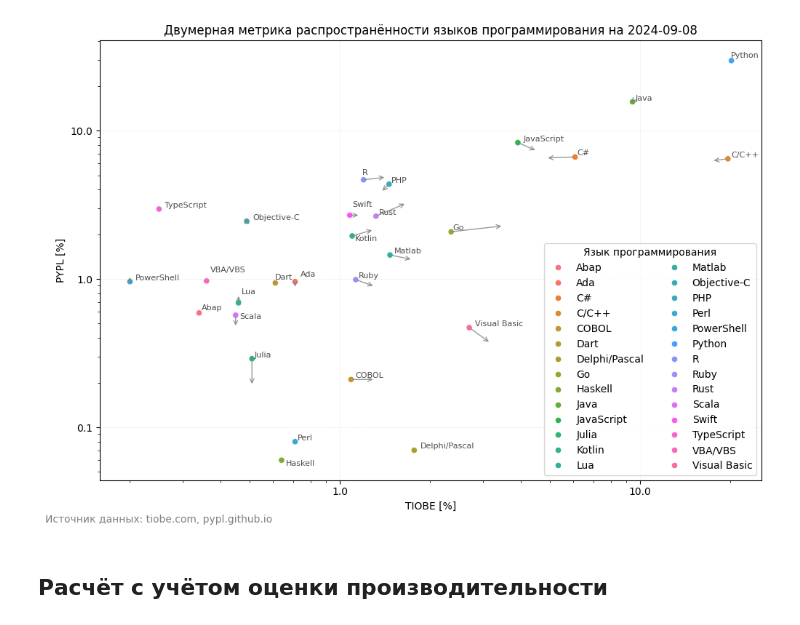
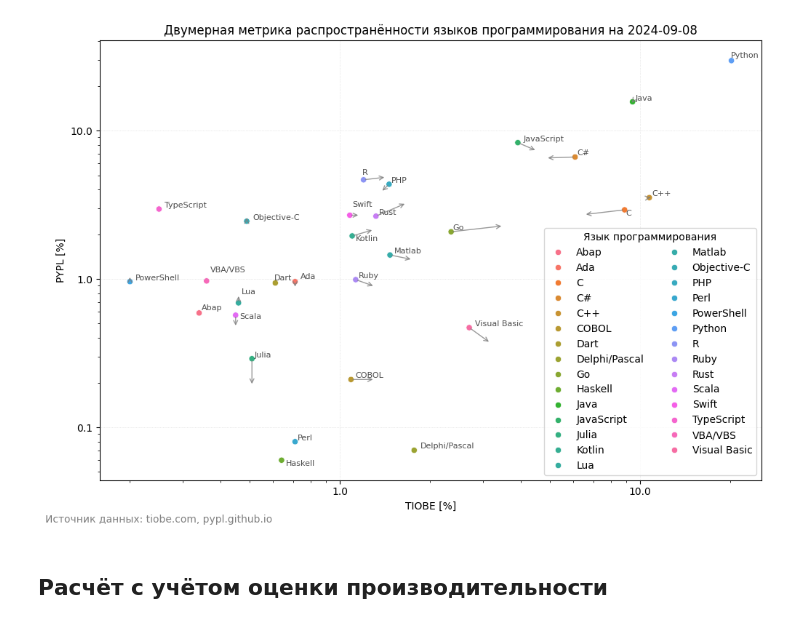
Before and after one commit to HexQuant/lang_rank, a Jupyter notebook: lang_rank.ipynb, the cells around one changed output. Cells and saved outputs as stored; diff of their text form; code cells hidden in the pictures.

```diff
--- a/lang_rank.ipynb
+++ b/lang_rank.ipynb
@@ -155,8 +157,8 @@ def get_pypl_rank(url: str) -> DataFrame:
     ratings = []
     for row in rows:
         columns = row.find_all("td")
-        rank = columns[0].text.strip()
-        lang = columns[2].text.strip()
+        rank = int(columns[0].text.strip())
+        lang = str(columns[2].text.strip())
         share = float(columns[3].text.replace("%", "").strip())
         trend = float(columns[4].text.replace("%", "").strip())
         ratings.append({"rank": rank, "lang": lang,
@@ -169,5 +171,6 @@ def get_pypl_rank(url: str) -> DataFrame:
 pypl_url = "https://pypl.github.io/PYPL.html"
 # Получаем и выводим рейтинг языков программирования
 pypl_rank = get_pypl_rank(pypl_url)
+pypl_rank.set_index('lang', inplace=True)
 pypl_rank
 # %% [output]
@@ -190,0 +195,4 @@ pypl_rank
+# %%
+# Рейтинг Pylp не отличает C от C++ поэтому высчитываем их рейтинг на основе рейтинга Tiobe
+lang_ratio = tiobe_rank.loc['C++']/(tiobe_rank.loc['C']+tiobe_rank.loc['C++'])
+lang_ratio
@@ -190,0 +204,6 @@ pypl_rank
+# %%
+for col in ('share', 'trend'):
+    pypl_rank.loc['C++', col] = pypl_rank.loc['C/C++', col] * lang_ratio[col]
+    pypl_rank.loc['C', col] = pypl_rank.loc['C/C++', col] * (1-lang_ratio[col])
+
+pypl_rank
@@ -220,5 +259,7 @@ rank_all
 # %%
-short_rank_all = rank_all.dropna(subset=["rank_tiobe", "rank_pypl"], how="any")
+short_rank_all = rank_all.dropna(
+    subset=["share_tiobe", "share_pypl"], how="any")
+short_rank_all.reset_index(inplace=True)
 short_rank_all
 # %% [output]
 |  | lang | rank_tiobe | share_tiobe | trend_tiobe | rank_pypl | share_pypl | trend_pypl | trend_norm | ... |
@@ -250,35 +291,35 @@ plt.xscale("log")
 plt.yscale("log")
 ax.set(
     xlabel="TIOBE [%]",
     ylabel="PYPL [%]",
     title=f"Двумерная метрика распространённости языков программирования на {
         dt.date.today()}",
     # xlim=(0, 50),
     # ylim=(0, 50),
 )
 ax.grid(ls=":", lw=0.5, alpha=0.5)
 texts = []
-for x in short_rank_all.dropna().itertuples():
+for x in short_rank_all.itertuples():
     texts.append(
         ax.text(x.share_tiobe, x.share_pypl, x.lang,
                 fontsize=8, alpha=0.7)
     )
     if (x.trend_tiobe is not None) and (x.trend_pypl is not None):
         ax.annotate(
             "",
             xy=(x.trend_tiobe + x.share_tiobe, x.trend_pypl + x.share_pypl),
             xytext=(x.share_tiobe, x.share_pypl),
             arrowprops=dict(arrowstyle="->", lw=1, alpha=0.8, color="grey"),
         )
 adjust_text(texts)
 ax.get_xaxis().set_major_formatter(matplotlib.ticker.ScalarFormatter())
 ax.get_yaxis().set_major_formatter(matplotlib.ticker.ScalarFormatter())
 ax.legend(loc="lower right", ncol=2, title="Язык программирования")
 fig.tight_layout()
 fig.text(0, 0, f"Источник данных: tiobe.com, pypl.github.io", color="grey")
 fig.savefig(Path("output.png"), dpi=300)
 # %% [output]
-[figure, old version]
+[figure, new version]
 # %% [markdown]
 ## Расчёт с учётом оценки производительности
 # %%
```
Also changed, not shown: parts of 12 cells of this notebook, 2 other files.
